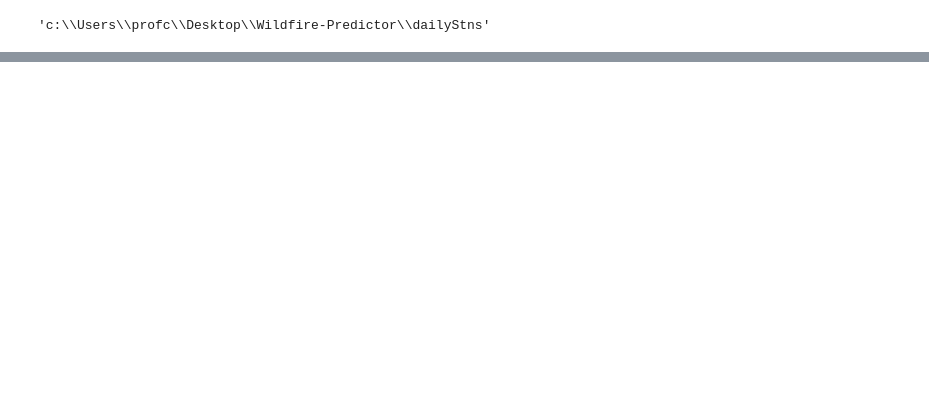
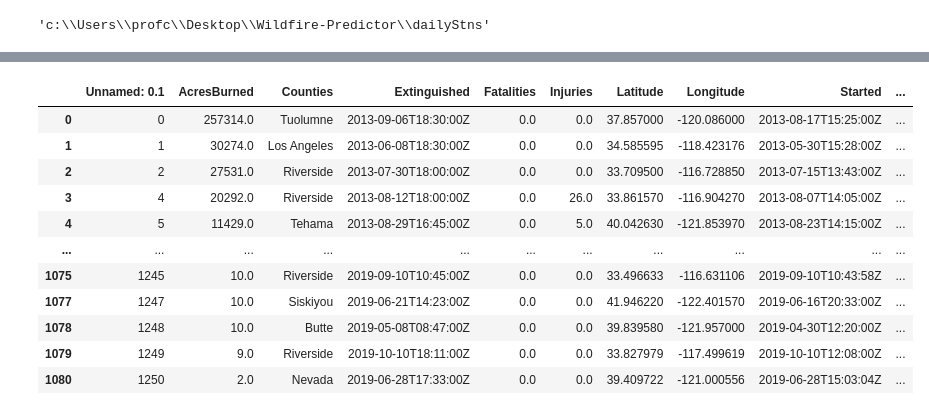
Before and after one commit to MrTooExplosive/Wildfire-Predictor, a Jupyter notebook: AcquireFtp_Files.ipynb, the cells around one changed output, grey strips where cells are left out. Saved outputs shown, nothing was run; the diff lists cells and outputs as text; code cells hidden in the pictures; blank space fills up the shorter version.

```diff
--- a/AcquireFtp_Files.ipynb
+++ b/AcquireFtp_Files.ipynb
@@ -258,8 +246 @@ def getData(statNumber, date: dt.date):
     return(precip, avgTemp, avgHumid)
-# %%
-# Testing for the error
-fires = pd.read_csv("Updated_long_late_fire_data.csv")
-# fires[fires["Name"] == "Long Fire"]
-# fires.groupby(["Name"]).first()
-for i in range(len(fires.index)):
-    print(i, fires["Name"][i])
@@ -307,33 +259,56 @@ fires
 # %%
-for i in range(21,len(fires.index)):
+fires = pd.read_csv("Updated_long_late_fire_data.csv")
+fires = fires.drop(columns=["Unnamed: 0", "ArchiveYear", "Name"])
+fires = fires.dropna()
+fires["Precipitation30"] = None
+fires["Precipitation60"] = None
+fires["Precipitation90"] = None
+fires["Temperature30"] = None
+fires["Temperature60"] = None
+fires["Temperature90"] = None
+fires["Humidity30"] = None
+fires["Humidity60"] = None
+fires["Humidity90"] = None
+
+for i in range(1):
     year = int(fires["Started"][i][:4])
     month = int(fires["Started"][i][5:7])
     day = int(fires["Started"][i][8:10])
-    day = dt.date(year, month, day)
-    totalPrecip = 0
-    avgPrecip30 = 0
-    avgPrecip60 = 0
-    stat = getStationNumber(fires["Latitude"][i], fires["Longitude"][i],day,fires["Counties"][i])
-    weather = getData(stat,day)
-    fires.at[i,"Humidity"] = weather[2]
-    fires.at[i,"Temperature"] = weather[1]
-    for j in range(1, 91):
-        day = day - dt.timedelta(days=1)
-        stat = getStationNumber(fires["Latitude"][i], fires["Longitude"][i], day, fires["Counties"][i])
-        try:
-            weather = getData(stat, day)
-        except:
-            print("Taking a breath on day", j)
-            sleep(180)
-            weather = getData(stat, day)
-        totalPrecip += weather[0]
-        if j == 30:
-            avgPrecip30 = totalPrecip / 30
-        elif j == 60:
-            avgPrecip60 = totalPrecip / 60
-    fires.at[i,"Precipitation30"] = avgPrecip30
-    fires.at[i,"Precipitation60"] = avgPrecip60
-    fires.at[i,"Precipitation90"] = totalPrecip / 90
-    print("Fire", i, "updated.")
-    fires.to_csv("fireWithWeather.csv", index=False, encoding="utf-8")
+    fireDate = dt.date(year, month, day)
+    precipSum = 0
+    tempSum = 0
+    humidSum = 0
+    lat = fires["Latitude"][i]
+    long = fires["Longitude"][i]
+    county = fires["Counties"][i]
+    for j in range(90):
+        precip, temp, humid = getData(getStationNumber(lat, long, fireDate - dt.timedelta(days=j), county), fireDate - dt.timedelta(days=j))
+        precipSum += precip
+        tempSum += temp
+        humidSum += humid
+        if j == 29:
+            fires.loc[i, "Precipitation30"] = precipSum / 30
+            fires.loc[i, "Temperature30"] = tempSum / 30
+            fires.loc[i, "Humidity30"] = humidSum / 30
+        elif j == 59:
+            fires.loc[i, "Precipitation60"] = precipSum / 60
+            fires.loc[i, "Temperature60"] = tempSum / 60
+            fires.loc[i, "Humidity60"] = humidSum / 60
+    fires.loc[i, "Precipitation90"] = precipSum / 90
+    fires.loc[i, "Temperature90"] = tempSum / 90
+    fires.loc[i, "Humidity90"] = humidSum / 90
+
+fires
 # %% [output]
+|  | Unnamed: 0.1 | AcresBurned | Counties | Extinguished | Fatalities | Injuries | Latitude | Longitude | Started | ... |
+| 0 | 0 | 257314.0 | Tuolumne | 2013-09-06T18:30:00Z | 0.0 | 0.0 | 37.857000 | -120.086000 | 2013-08-17T15:25:00Z | ... |
+| 1 | 1 | 30274.0 | Los Angeles | 2013-06-08T18:30:00Z | 0.0 | 0.0 | 34.585595 | -118.423176 | 2013-05-30T15:28:00Z | ... |
+| 2 | 2 | 27531.0 | Riverside | 2013-07-30T18:00:00Z | 0.0 | 0.0 | 33.709500 | -116.728850 | 2013-07-15T13:43:00Z | ... |
+| 3 | 4 | 20292.0 | Riverside | 2013-08-12T18:00:00Z | 0.0 | 26.0 | 33.861570 | -116.904270 | 2013-08-07T14:05:00Z | ... |
+| 4 | 5 | 11429.0 | Tehama | 2013-08-29T16:45:00Z | 0.0 | 5.0 | 40.042630 | -121.853970 | 2013-08-23T14:15:00Z | ... |
+| ... | ... | ... | ... | ... | ... | ... | ... | ... | ... | ... |
+| 1075 | 1245 | 10.0 | Riverside | 2019-09-10T10:45:00Z | 0.0 | 0.0 | 33.496633 | -116.631106 | 2019-09-10T10:43:58Z | ... |
+| 1077 | 1247 | 10.0 | Siskiyou | 2019-06-21T14:23:00Z | 0.0 | 0.0 | 41.946220 | -122.401570 | 2019-06-16T20:33:00Z | ... |
+| 1078 | 1248 | 10.0 | Butte | 2019-05-08T08:47:00Z | 0.0 | 0.0 | 39.839580 | -121.957000 | 2019-04-30T12:20:00Z | ... |
+| 1079 | 1249 | 9.0 | Riverside | 2019-10-10T18:11:00Z | 0.0 | 0.0 | 33.827979 | -117.499619 | 2019-10-10T12:08:00Z | ... |
+| 1080 | 1250 | 2.0 | Nevada | 2019-06-28T17:33:00Z | 0.0 | 0.0 | 39.409722 | -121.000556 | 2019-06-28T15:03:04Z | ... |
```
Also changed, not shown: parts of 8 cells of this notebook, 1 other file.
